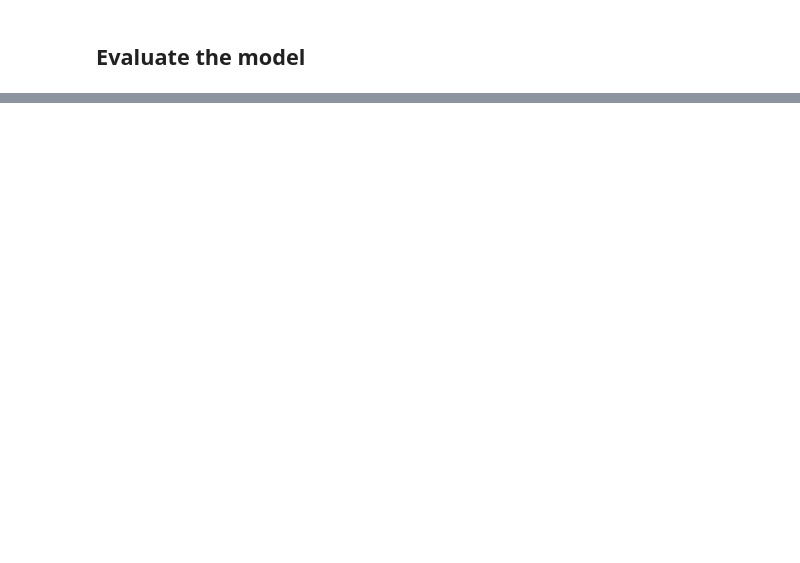
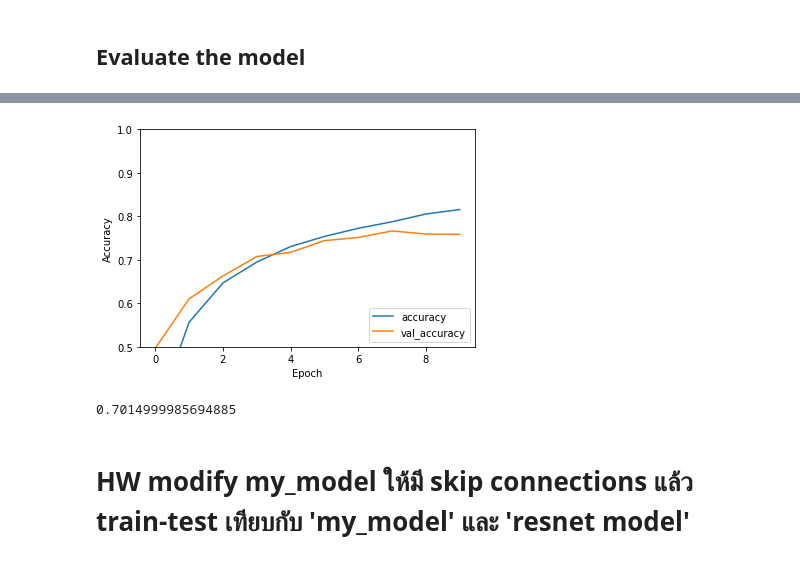
Before and after one commit to Peckkie/AIprototype2022_kie, a Jupyter notebook: Tensorflow(network🌏).ipynb, the cells around one changed output, grey strips where cells are left out. Saved outputs shown, nothing was run; the diff lists cells and outputs as text; code cells hidden in the pictures; blank space fills up the shorter version.

```diff
--- a/Tensorflow(network🌏).ipynb
+++ b/Tensorflow(network🌏).ipynb
@@ -343,0 +483,7 @@ print(test_acc)
+# %%
+resnet_model.compile(optimizer='adam',
+              loss=tf.keras.losses.SparseCategoricalCrossentropy(from_logits=True),
+              metrics=['accuracy'])
+# %%
+history = resnet_model.fit(train_images, train_labels, epochs=10,
+                    validation_data=(test_images, test_labels))
@@ -343,0 +511,10 @@ print(test_acc)
+# %%
+plt.plot(history.history['accuracy'], label='accuracy')
+plt.plot(history.history['val_accuracy'], label = 'val_accuracy')
+plt.xlabel('Epoch')
+plt.ylabel('Accuracy')
+plt.ylim([0.5, 1])
+plt.legend(loc='lower right')
+
+test_loss, test_acc = my_model.evaluate(test_images,  test_labels, verbose=2)
+# %% [output]
@@ -343,0 +522,7 @@ print(test_acc)
+[figure, added]
+# %%
+print(test_acc)
+# %% [output]
+0.7014999985694885
+# %% [markdown]
+# HW modify my_model ให้มี skip connections แล้ว train-test เทียบกับ 'my_model' และ 'resnet model'
```
Also changed, not shown: parts of 27 cells of this notebook.
